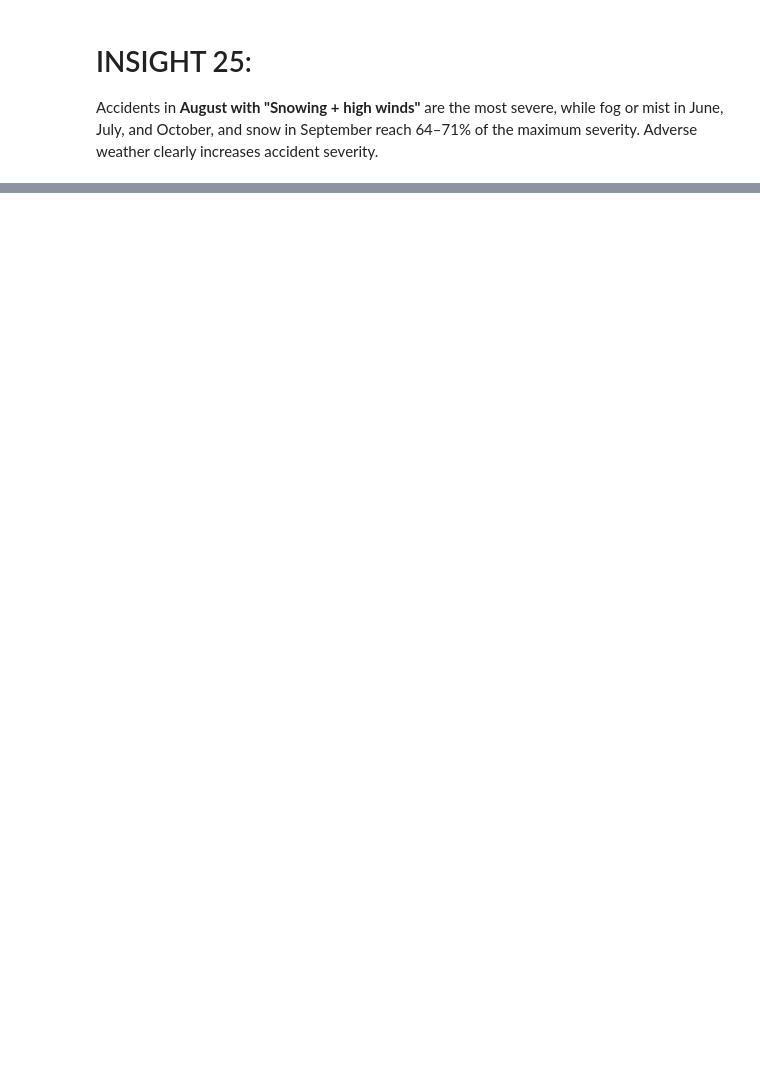
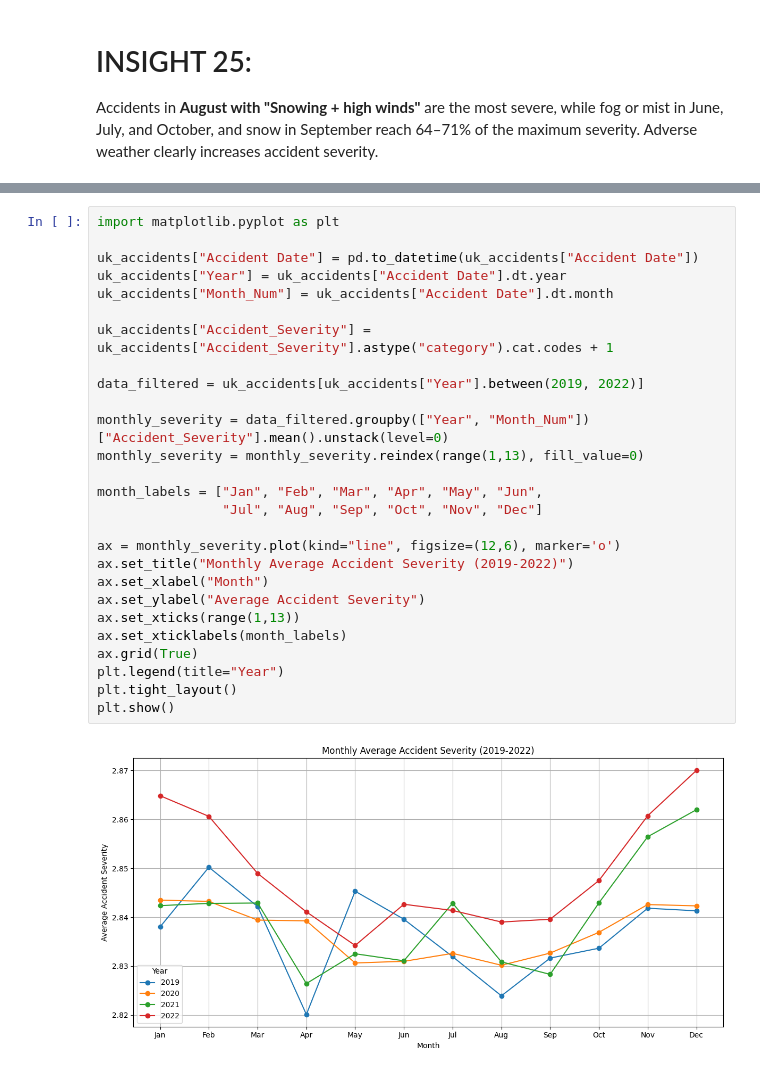
Before and after one commit to raiahyxs/Data-Analytics, a Jupyter notebook: ITELEC03/activity 2.ipynb, the cells around one changed output, grey strips where cells are left out. Drawn from its saved outputs; the diff is of its cells as text; blank space fills up the shorter version.

```diff
--- a/ITELEC03/activity 2.ipynb
+++ b/ITELEC03/activity 2.ipynb
@@ -611,0 +711,29 @@ September Snowing no high winds            1.615385
+# %%
+import matplotlib.pyplot as plt
+
+uk_accidents["Accident Date"] = pd.to_datetime(uk_accidents["Accident Date"])
+uk_accidents["Year"] = uk_accidents["Accident Date"].dt.year
+uk_accidents["Month_Num"] = uk_accidents["Accident Date"].dt.month
+
+uk_accidents["Accident_Severity"] = uk_accidents["Accident_Severity"].astype("category").cat.codes + 1
+
+data_filtered = uk_accidents[uk_accidents["Year"].between(2019, 2022)]
+
+monthly_severity = data_filtered.groupby(["Year", "Month_Num"])["Accident_Severity"].mean().unstack(level=0)
+monthly_severity = monthly_severity.reindex(range(1,13), fill_value=0)
+
+month_labels = ["Jan", "Feb", "Mar", "Apr", "May", "Jun",
+                "Jul", "Aug", "Sep", "Oct", "Nov", "Dec"]
+
+ax = monthly_severity.plot(kind="line", figsize=(12,6), marker='o')
+ax.set_title("Monthly Average Accident Severity (2019-2022)")
+ax.set_xlabel("Month")
+ax.set_ylabel("Average Accident Severity")
+ax.set_xticks(range(1,13))
+ax.set_xticklabels(month_labels)
+ax.grid(True)
+plt.legend(title="Year")
+plt.tight_layout()
+plt.show()
+# %% [output]
+[figure, added]
```
Also changed, not shown: parts of 41 cells of this notebook.
